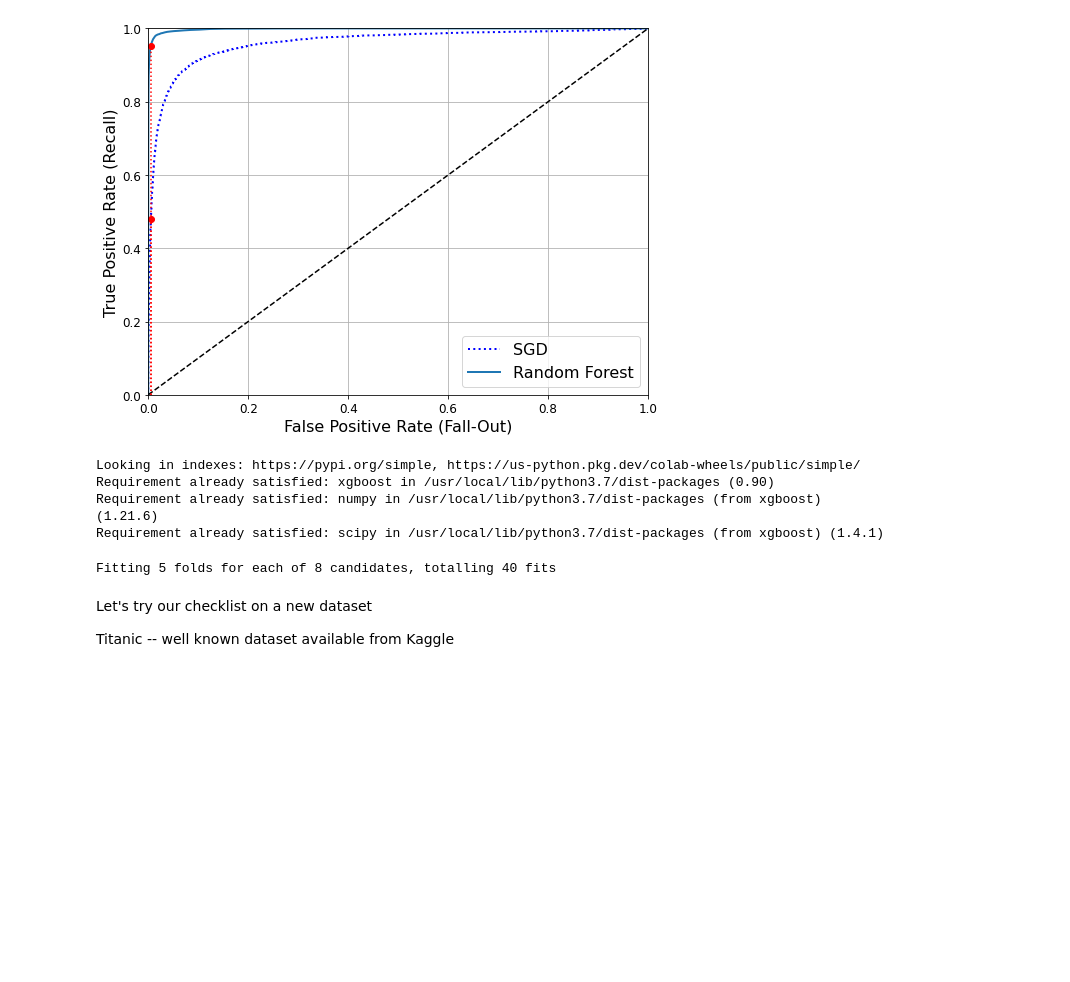
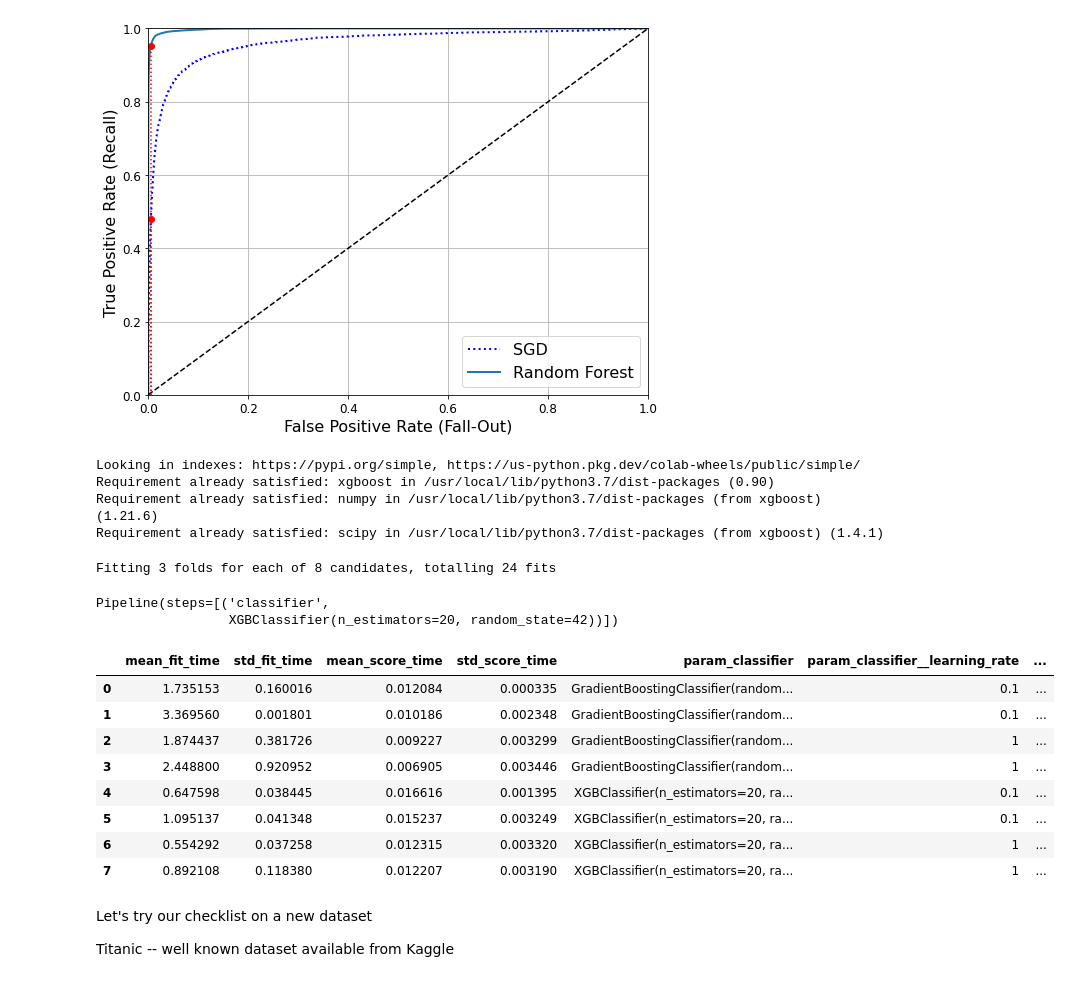
Before and after one commit to fpinell/hands_on_python_for_ds, a Jupyter notebook: notebooks/phd/Lesson_3_Supervised_Learning.ipynb, the cells around one changed output. Saved outputs shown, nothing was run; the diff lists cells and outputs as text; code cells hidden in the pictures; blank space fills up the shorter version.

```diff
--- a/notebooks/phd/Lesson_3_Supervised_Learning.ipynb
+++ b/notebooks/phd/Lesson_3_Supervised_Learning.ipynb
@@ -1440,7 +1609,6 @@ params = [
         },
     {
           'classifier': [XGBClassifier(random_state=42)],
-         'classifier__colsample_bytree':[3],
          'classifier__n_estimators': [10,20],
           'classifier__learning_rate':[0.1,1]
         },
@@ -1451,9 +1619,28 @@ params = [
           # }
 ]
 
-grid_search = GridSearchCV(pipeline, params, verbose=5, n_jobs=5,scoring='roc_auc').fit(X_train, y_train_5)
+grid_search = GridSearchCV(pipeline, params, verbose=10, n_jobs=3,scoring='roc_auc',cv=3).fit(X_train[:1000], y_train_5[:1000])
 # %% [output]
-Fitting 5 folds for each of 8 candidates, totalling 40 fits
+Fitting 3 folds for each of 8 candidates, totalling 24 fits
+# %%
+grid_search.best_estimator_
+# %% [output]
+Pipeline(steps=[('classifier',
+                 XGBClassifier(n_estimators=20, random_state=42))])
+# %%
+cv = pd.DataFrame(grid_search.cv_results_)
+# %%
+cv
+# %% [output]
+|  | mean_fit_time | std_fit_time | mean_score_time | std_score_time | param_classifier | param_classifier__learning_rate | ... |
+| 0 | 1.735153 | 0.160016 | 0.012084 | 0.000335 | GradientBoostingClassifier(random... | 0.1 | ... |
+| 1 | 3.369560 | 0.001801 | 0.010186 | 0.002348 | GradientBoostingClassifier(random... | 0.1 | ... |
+| 2 | 1.874437 | 0.381726 | 0.009227 | 0.003299 | GradientBoostingClassifier(random... | 1 | ... |
+| 3 | 2.448800 | 0.920952 | 0.006905 | 0.003446 | GradientBoostingClassifier(random... | 1 | ... |
+| 4 | 0.647598 | 0.038445 | 0.016616 | 0.001395 | XGBClassifier(n_estimators=20, ra... | 0.1 | ... |
+| 5 | 1.095137 | 0.041348 | 0.015237 | 0.003249 | XGBClassifier(n_estimators=20, ra... | 0.1 | ... |
+| 6 | 0.554292 | 0.037258 | 0.012315 | 0.003320 | XGBClassifier(n_estimators=20, ra... | 1 | ... |
+| 7 | 0.892108 | 0.118380 | 0.012207 | 0.003190 | XGBClassifier(n_estimators=20, ra... | 1 | ... |
 # %% [markdown]
 Let's try our checklist on a new dataset
 
```
Also changed, not shown: parts of 49 cells of this notebook.
